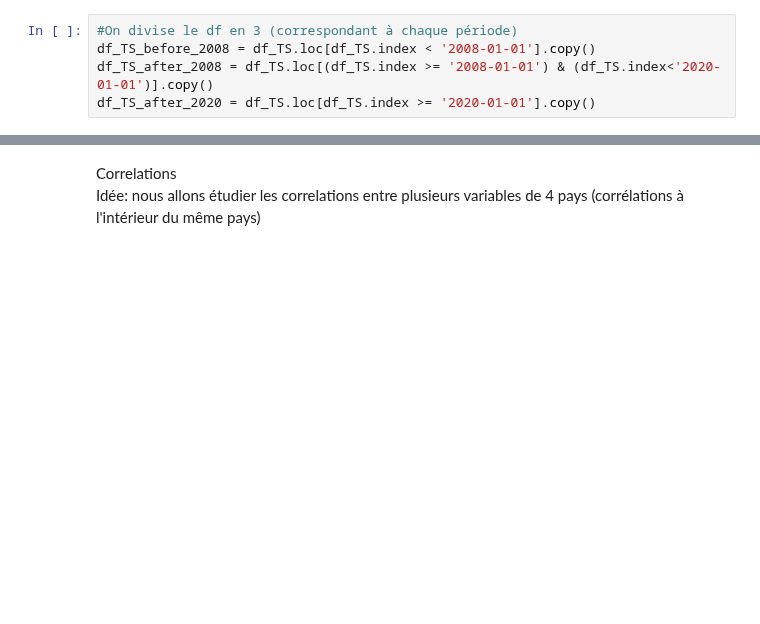
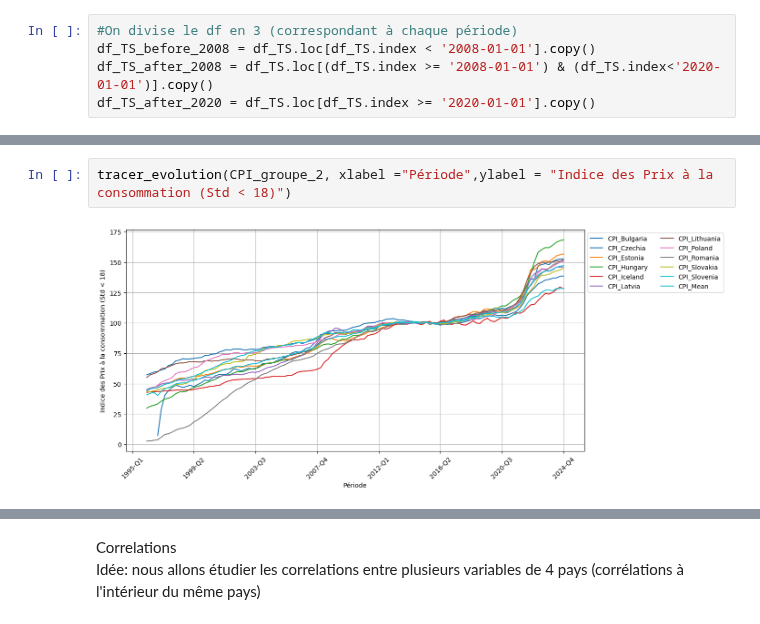
Before and after one commit to enriquealarcon01/Stat-App, a Jupyter notebook: Visualisation.ipynb, the cells around one changed output, grey strips where cells are left out. Cells and saved outputs as stored; diff of their text form; blank space fills up the shorter version.

```diff
--- a/Visualisation.ipynb
+++ b/Visualisation.ipynb
@@ -134,0 +258,4 @@ df_TS_after_2020.describe()
+# %%
+tracer_evolution(CPI_groupe_2, xlabel ="Période",ylabel = "Indice des Prix à la consommation (Std < 18)")
+# %% [output]
+[figure, added]
```
Also changed, not shown: parts of 29 cells of this notebook, 1 other file.
